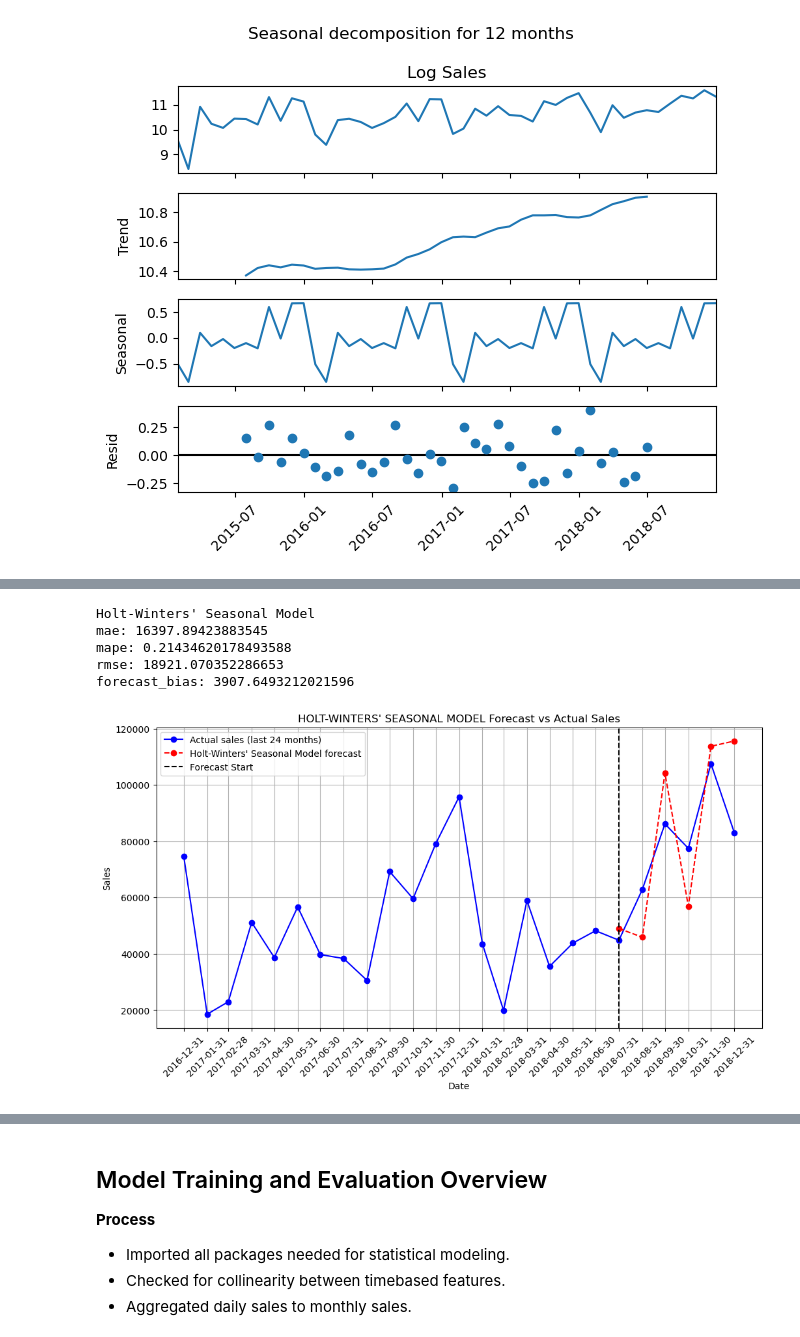
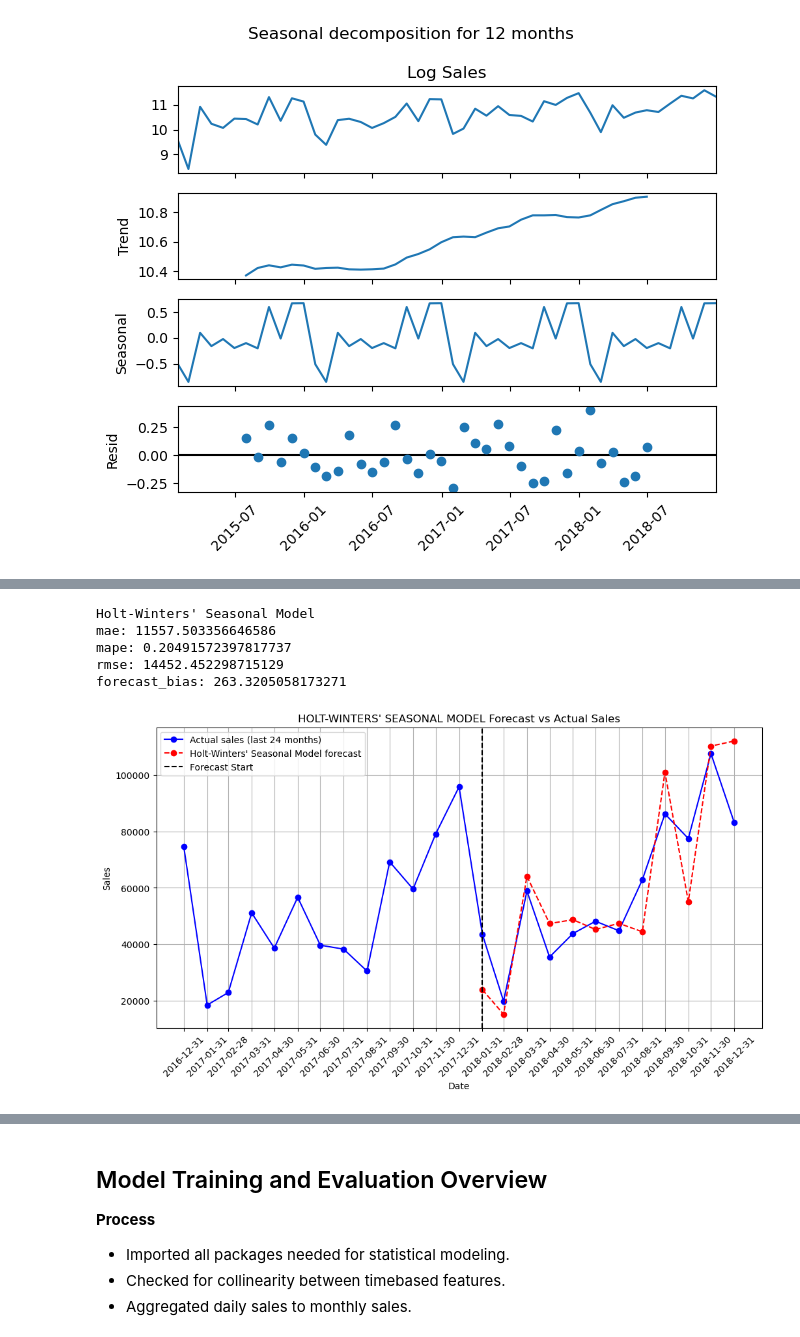
Before and after one commit to LucasHoffSchmidt/Superstore_Time_Series_Sales_Forecasting, a Jupyter notebook: sales_forecast.ipynb, the cells around one changed output, grey strips where cells are left out. Drawn from its saved outputs; the diff is of its cells as text; code cells hidden in the pictures.

```diff
--- a/sales_forecast.ipynb
+++ b/sales_forecast.ipynb
@@ -542,14 +542,14 @@ Text(0.5, 1.0, 'Numerical Correlation between Timebased Features')
 sales_df_final["Date by Month"] = sales_df_final["Order Date"].dt.to_period("M").dt.to_timestamp(how="end").dt.normalize()
 
 # Aggregating daily sales to monthly sales
-monthly_sales = sales_df_final.groupby("Date by Month")[["Sales"]].sum()
+sales_monthly = sales_df_final.groupby("Date by Month")[["Sales"]].sum()
 
 # Using winsorization to cap extreme outliers to the 99th quantile of sales
-upper_limit = monthly_sales["Sales"].quantile(0.99)
-monthly_sales["Sales"] = monthly_sales["Sales"].clip(upper=upper_limit)
+upper_limit = sales_monthly["Sales"].quantile(0.99)
+sales_monthly["Sales"] = sales_monthly["Sales"].clip(upper=upper_limit)
 
 # Reducing skewness of data to prepare it for statistical modeling
-monthly_sales["Log Sales"] = np.log1p(monthly_sales["Sales"])
+sales_monthly["Log Sales"] = np.log1p(sales_monthly["Sales"])
 
 # Numerical features that maximize model performance
 num_features = ["Month", "Months Elapsed"]
@@ -562,15 +562,15 @@ X_monthly = selected_features_agg
 
 # Selecting historical sales data to display
 months_to_show = 24
-historical_sales = monthly_sales[monthly_sales.index >= (monthly_sales.index.max() - pd.DateOffset(months=months_to_show))]
+historical_sales = sales_monthly[sales_monthly.index >= (sales_monthly.index.max() - pd.DateOffset(months=months_to_show))]
 
 # Making data preparation function
-def prepare_data(monthly_sales, X_monthly=None, forecast_horizon=6):
+def prepare_data(sales_monthly, X_monthly=None, forecast_horizon=12):
     # Getting the logged sales for the training period
-    y_log_train = monthly_sales["Log Sales"].iloc[:-forecast_horizon]
+    y_log_train = sales_monthly["Log Sales"].iloc[:-forecast_horizon]
 
     # Getting the true sales for the forecasting horizon
-    y_true = monthly_sales["Sales"].iloc[-forecast_horizon:]
+    y_true = sales_monthly["Sales"].iloc[-forecast_horizon:]
 
     # Splitting exogenous variables into training and testing
     if X_monthly is not None:
@@ -583,7 +583,7 @@ def prepare_data(monthly_sales, X_monthly=None, forecast_horizon=6):
     return y_log_train, y_true, X_train, X_test, forecast_horizon
 
 # Preparing data
-y_log_train, y_true, X_train, X_test, forecast_horizon = prepare_data(monthly_sales, X_monthly, forecast_horizon=6)
+y_log_train, y_true, X_train, X_test, forecast_horizon = prepare_data(sales_monthly, X_monthly, forecast_horizon=12)
 # %%
 # Creating a function to make evaluation metrics for a given model
 def evaluate_model(model_name, y_true, y_pred):
@@ -768,12 +768,6 @@ forecast_bias: -968.2669661755754
 # Holt-Winters' seasonal forecast (no exogenous variables)
 # Creating a forecast function
 def forecast_hw(name, y_log_train, y_true, seasonal_periods=12):
-    # Getting the logged sales for the training period
-    y_log_train = monthly_sales["Log Sales"].iloc[:-forecast_horizon]
-
-    # Getting the true sales for the forecasting horizon
-    y_true = monthly_sales["Sales"].iloc[-forecast_horizon:]
-
     # Defining the model with seasonality based on seasonal decomposition
     hw_model = ExponentialSmoothing(
         endog=y_log_train,
@@ -793,40 +787,40 @@ def forecast_hw(name, y_log_train, y_true, seasonal_periods=12):
     # Reversing log transformation to get sales in their original scale
     hw_forecast = np.expm1(hw_log_forecast)
 
     # Evaluating the model
     hw_evaluation = evaluate_model(name, y_true, hw_forecast)
     print(hw_evaluation)
 
     # Plotting actual sales data for the last 24 months
     plt.figure(figsize=(12,6))
     plt.plot(historical_sales.index, historical_sales["Sales"], marker="o", label="Actual sales (last 24 months)", color="blue")
 
-    # Plotting Holt-Winters' seasonal forecast for the next 6 months
+    # Plotting Holt-Winters' seasonal forecast of 12 months
     plt.plot(y_true.index, hw_forecast, marker="o", label=f"{name} forecast", color="red", linestyle="dashed")
 
     # Formatting plot
     plt.title(f"{name.upper()} Forecast vs Actual Sales")
     plt.xlabel("Date")
     plt.xticks(historical_sales.index, rotation=45)
     plt.ylabel("Sales")
     plt.axvline(x=y_true.index[0], color='black', linestyle='--', label="Forecast Start")
     plt.legend()
     plt.grid(True)
     plt.show()
 
     return hw_model, hw_forecast, hw_evaluation
 
-# Making a Holt-Winters' seasonal forecast for the past 6 months
+# Making a Holt-Winters' seasonal forecast of 12 months
 hw_model, hw_forecast, hw_evaluation = forecast_hw(
     "Holt-Winters' Seasonal Model", y_log_train, y_true, seasonal_periods=12
 )
 # %% [output]
 Holt-Winters' Seasonal Model
-mae: 16397.89423883545
-mape: 0.21434620178493588
-rmse: 18921.070352286653
-forecast_bias: 3907.6493212021596
+mae: 11557.503356646586
+mape: 0.20491572397817737
+rmse: 14452.452298715129
+forecast_bias: 263.3205058173271
-[figure, old version]
+[figure, new version]
 # %%
 # Evaluating statistical models
 print(f"{arima_evaluation}\n")
```
Also changed, not shown: parts of 19 cells of this notebook.
